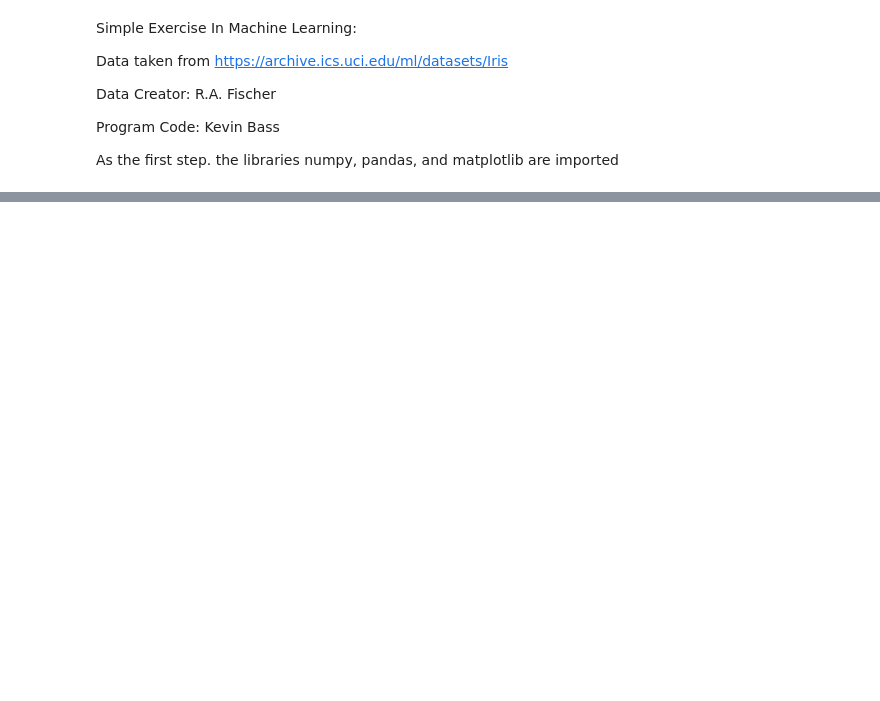
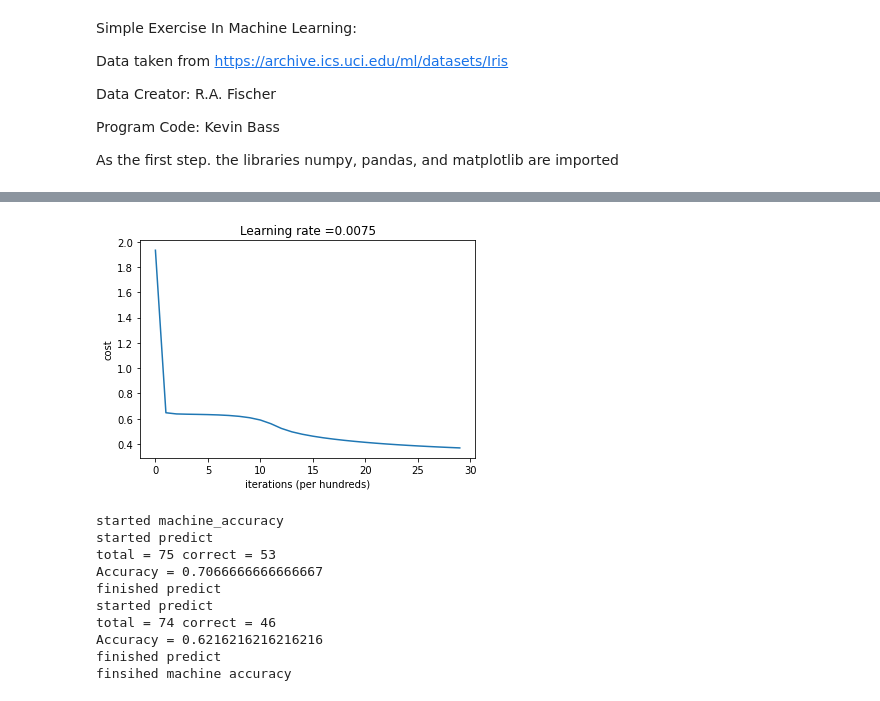
Before and after one commit to s6knbass/ML_projects, a Jupyter notebook: Iris_ML.ipynb, the cells around one changed output, grey strips where cells are left out. Saved outputs shown, nothing was run; the diff lists cells and outputs as text; code cells hidden in the pictures; blank space fills up the shorter version.

```diff
--- a/Iris_ML.ipynb
+++ b/Iris_ML.ipynb
@@ -106,2 +108,21 @@ Accuracy = 0.9466666666666667
 total = 74 correct = 71
 Accuracy = 0.9594594594594594
+# %%
+%run deep_learning.ipynb
+num = len(layers_dims)
+iris_DL = DL(num, train_x, train_y, test_x, test_y, layers_dims, output_form = 'multiclass')
+iris_DL.run_machine()
+iris_DL.machine_accuracy()
+#iris_DL.run_optimal
+# %% [output]
+[figure, added]
+started machine_accuracy
+started predict
+total = 75 correct = 53
+Accuracy = 0.7066666666666667
+finished predict
+started predict
+total = 74 correct = 46
+Accuracy = 0.6216216216216216
+finished predict
+finsihed machine accuracy
```
Also changed, not shown: parts of 4 cells of this notebook, 1 other file.
